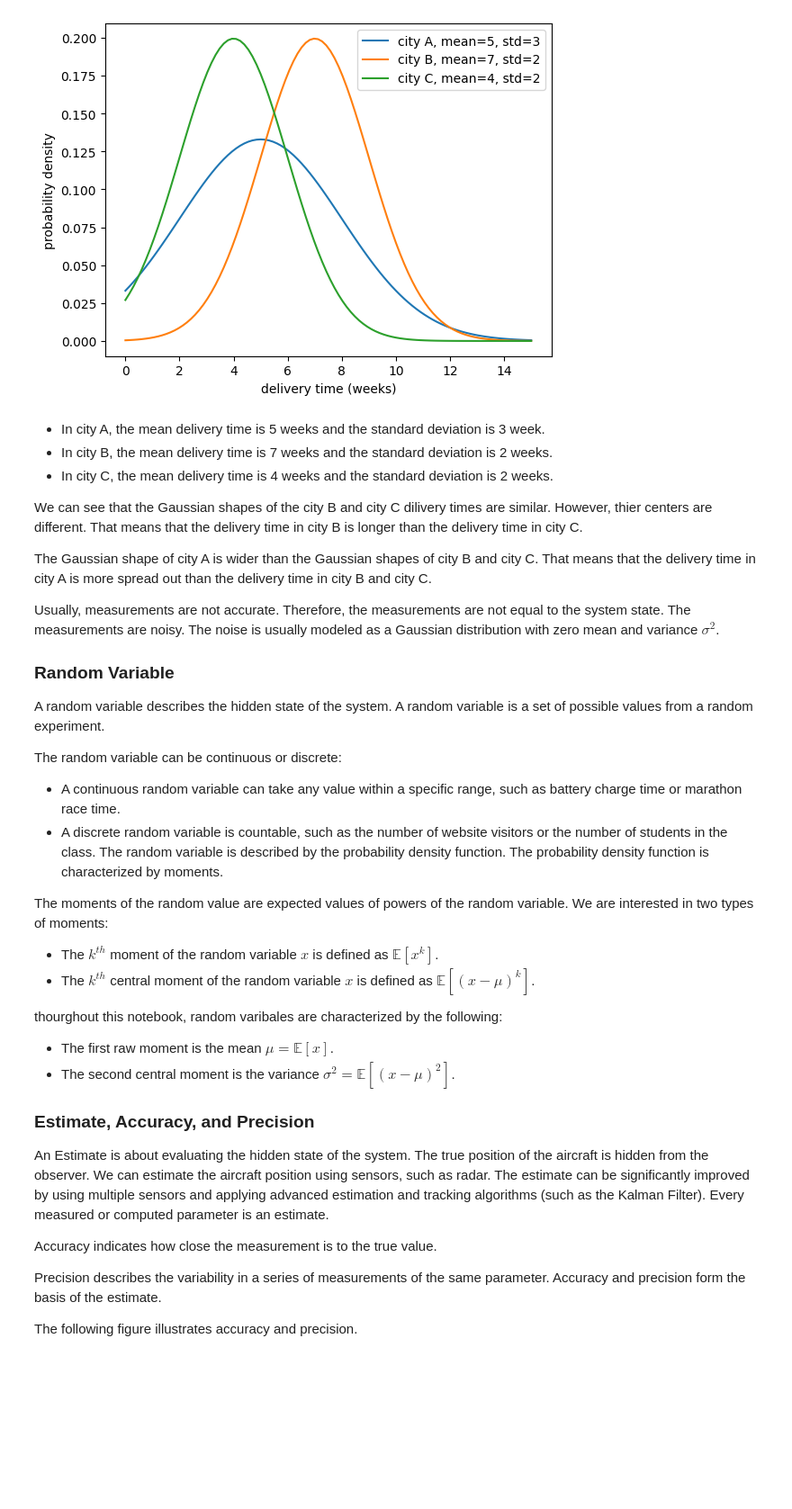
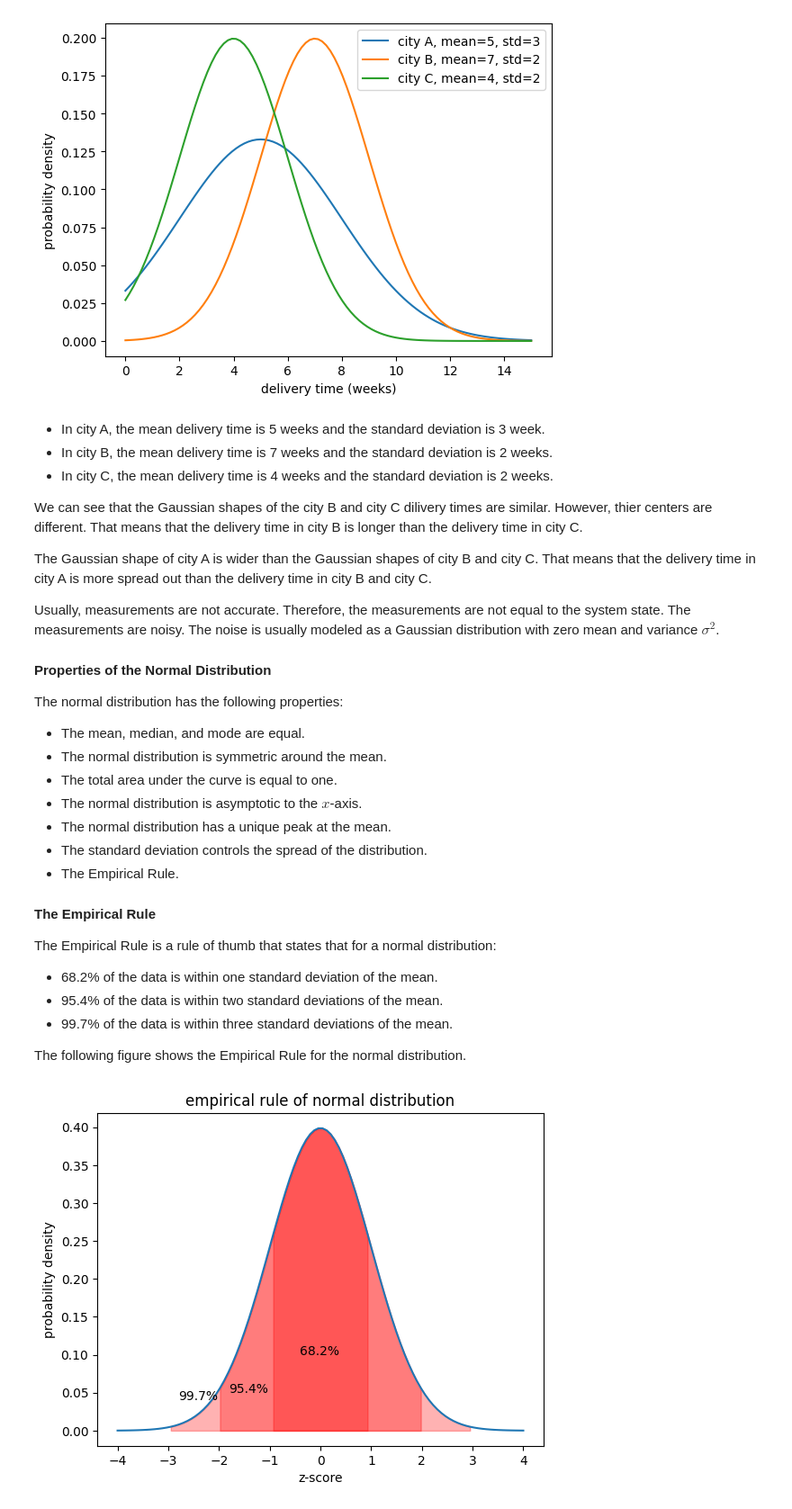
Before and after one commit to AlrIsmail/robotics_fundamentals, a Jupyter notebook: bayesian_estimation.ipynb, the cells around one changed output. Shown at 90% size. Drawn from its saved outputs; the diff is of its cells as text; code cells hidden in the pictures; blank space fills up the shorter version.

Commit message:
wip : map of bayesian estimation

```diff
--- a/bayesian_estimation.ipynb
+++ b/bayesian_estimation.ipynb
@@ -120,30 +120,46 @@ The Gaussian shape of city A is wider than the Gaussian shapes of city B and cit
 
 Usually, measurements are not accurate. Therefore, the measurements are not equal to the system state. The measurements are noisy. The noise is usually modeled as a Gaussian distribution with zero mean and variance $\sigma^2$.
 
-### Random Variable
-A random variable describes the hidden state of the system. A random variable is a set of possible values from a random experiment.
+#### Properties of the Normal Distribution
+The normal distribution has the following properties:
 
-The random variable can be continuous or discrete:
+- The mean, median, and mode are equal.
+- The normal distribution is symmetric around the mean.
+- The total area under the curve is equal to one.
+- The normal distribution is asymptotic to the $x$-axis.
+- The normal distribution has a unique peak at the mean.
+- The standard deviation controls the spread of the distribution.
+- The Empirical Rule.
 
-- A continuous random variable can take any value within a specific range, such as battery charge time or marathon race time.
-- A discrete random variable is countable, such as the number of website visitors or the number of students in the class.
-The random variable is described by the probability density function. The probability density function is characterized by moments.
+#### The Empirical Rule
+The Empirical Rule is a rule of thumb that states that for a normal distribution:
 
-The moments of the random value are expected values of powers of the random variable. We are interested in two types of moments:
+- 68.2% of the data is within one standard deviation of the mean.
+- 95.4% of the data is within two standard deviations of the mean.
+- 99.7% of the data is within three standard deviations of the mean.
 
-- The $k^{th}$ moment of the random variable $x$ is defined as $\mathbb{E}[x^k]$.
-- The $k^{th}$ central moment of the random variable $x$ is defined as $\mathbb{E}[(x - \mu)^k]$.
-
-thourghout this notebook, random varibales are characterized by the following:
-- The first raw moment is the mean $\mu = \mathbb{E}[x]$.
-- The second central moment is the variance $\sigma^2 = \mathbb{E}[(x - \mu)^2]$.
-
-### Estimate, Accuracy, and Precision
-
-An Estimate is about evaluating the hidden state of the system. The true position of the aircraft is hidden from the observer. We can estimate the aircraft position using sensors, such as radar. The estimate can be significantly improved by using multiple sensors and applying advanced estimation and tracking algorithms (such as the Kalman Filter). Every measured or computed parameter is an estimate.
-
-Accuracy indicates how close the measurement is to the true value.
-
-Precision describes the variability in a series of measurements of the same parameter. Accuracy and precision form the basis of the estimate.
-
-The following figure illustrates accuracy and precision.
+The following figure shows the Empirical Rule for the normal distribution.
+# %%
+# the empirical rule of normal distribution figure show three probability regions
+
+import numpy as np
+import matplotlib.pyplot as plt
+import scipy.stats as stats
+import math
+
+x = np.linspace(-4, 4, 100)
+y = stats.norm.pdf(x, 0, 1)
+plt.plot(x, y)
+plt.xlabel('z-score')
+plt.ylabel('probability density')
+plt.title('empirical rule of normal distribution')
+plt.fill_between(x, y, where=(x > -1) & (x < 1), color='red', alpha=0.3)
+plt.fill_between(x, y, where=(x > -2) & (x < 2), color='red', alpha=0.3)
+plt.fill_between(x, y, where=(x > -3) & (x < 3), color='red', alpha=0.3)
+plt.text(-0.4, 0.1, '68.2%')
+plt.text(-1.8, 0.05, '95.4%')
+plt.text(-2.8, 0.04, '99.7%')
+
+plt.show()
+# %% [output]
+[figure, added]
```
Also changed, not shown: parts of 3 cells of this notebook, 1 other file.
